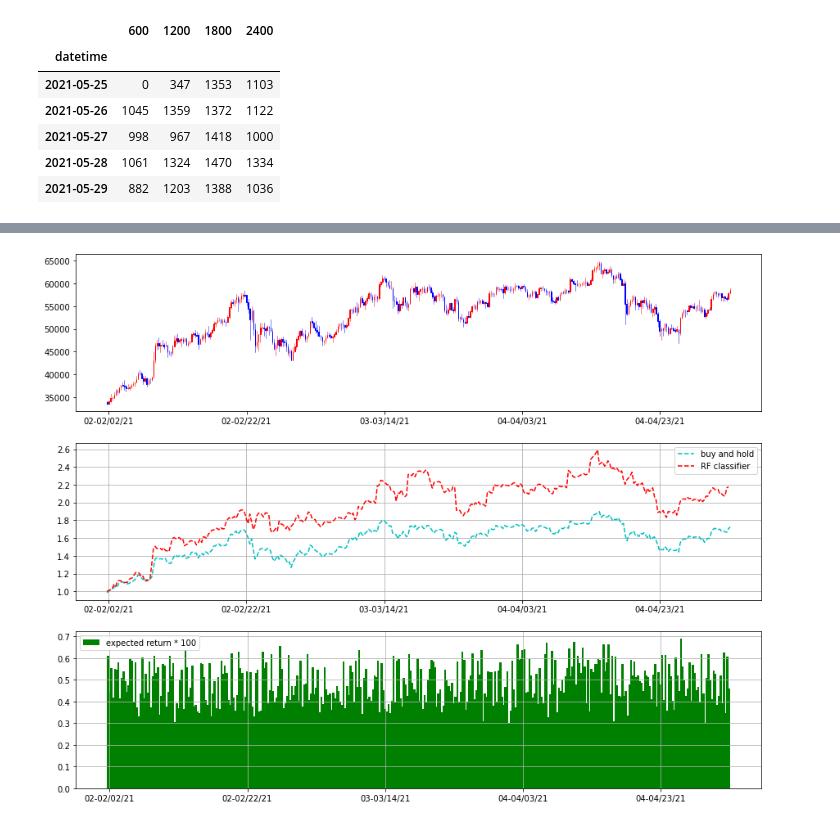
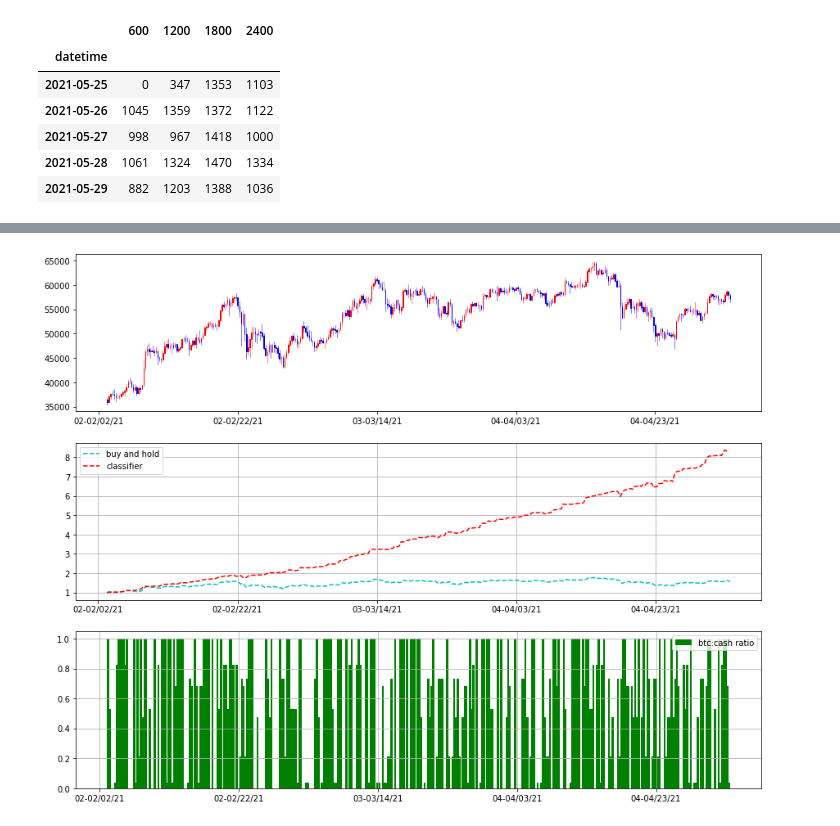
Before and after one commit to choij1589/YoungCha, a Jupyter notebook: clf_trading.ipynb, the cells around one changed output, grey strips where cells are left out. Drawn from its saved outputs; the diff is of its cells as text; code cells hidden in the pictures.

Commit message:
trade using classifier

```diff
--- a/clf_trading.ipynb
+++ b/clf_trading.ipynb
@@ -72,10 +73,10 @@ for idx in whales.index:
     pd_18to24 = pd.Timestamp(dates[0], dates[1], dates[2], 18, 0, 0)
 
     try:
-        sample.loc[pd_0to6, 'whales'] = whales.loc[idx, 'Amount(BTC)']
-        sample.loc[pd_6to12, 'whales'] = whales.loc[idx, 'Amount(BTC)']
-        sample.loc[pd_12to18, 'whales'] = whales.loc[idx, 'Amount(BTC)']
-        sample.loc[pd_18to24, 'whales'] = whales.loc[idx, 'Amount(BTC)']
+        sample.loc[pd_0to6, 'r_whales'] = whales.loc[idx, 'r_whales']
+        sample.loc[pd_6to12, 'r_whales'] = whales.loc[idx, 'r_whales']
+        sample.loc[pd_12to18, 'r_whales'] = whales.loc[idx, 'r_whales']
+        sample.loc[pd_18to24, 'r_whales'] = whales.loc[idx, 'r_whales']
     except:
         continue
 
@@ -191,20 +192,21 @@ Best pipeline: ExtraTreesClassifier(CombineDFs(input_matrix, Binarizer(input_mat
+# %%
+clf = TPOTClassifier(config_dict='TPOT NN', template='Selector-Transformer-PytorchLRClassifier',
+                     verbosity=2, population_size=10, generations=10)
+clf.fit(X_train, y_train)
+print(clf.score(X_test, y_test))
+clf.export('tpot_nn_pipeline.py')
 # %%
-from sklearn.ensemble import ExtraTreesClassifier
+from sklearn.ensemble import GradientBoostingClassifier
 from sklearn.model_selection import train_test_split
 from sklearn.pipeline import make_pipeline, make_union
-from sklearn.preprocessing import Binarizer
+from sklearn.tree import DecisionTreeClassifier
 from tpot.builtins import StackingEstimator
 from tpot.export_utils import set_param_recursive
-from sklearn.preprocessing import FunctionTransformer
-from copy import copy
 
-# Average CV score on the training set was: 0.5784246575342465
+# Average CV score on the training set was: 0.6239045383411581
 exported_pipeline = make_pipeline(
-    make_union(
-        FunctionTransformer(copy),
-        Binarizer(threshold=0.5)
-    ),
-    ExtraTreesClassifier(bootstrap=True, criterion="entropy", max_features=1.0, min_samples_leaf=17, min_samples_split=5, n_estimators=100)
+    StackingEstimator(estimator=GradientBoostingClassifier(learning_rate=0.001, max_depth=7, max_features=0.2, min_samples_leaf=5, min_samples_split=19, n_estimators=100, subsample=0.7000000000000001)),
+    DecisionTreeClassifier(criterion="entropy", max_depth=9, min_samples_leaf=17, min_samples_split=15)
 )
 # Fix random state for all the steps in exported pipeline
 set_param_recursive(exported_pipeline.steps, 'random_state', 42)
@@ -252,11 +258,12 @@ for idx in train_book.index:
         continue
     weight = train_book.loc[idx, 'weight']
 
-
-    if train_book.loc[idx, 'momentum'] > 0.:
-        weight *= 3
-    else:
-        weight = -3 * (1. - weight)
+    #if train_book.loc[idx, 'momentum'] > 0.:
+    #    weight *= 3
+    #elif train_book.loc[idx, 'momentum'] < 0.:
+    #    weight = -3 * (1 - weight)
+    #else:
+    #    weight = 0.
 
     train_book.loc[idx, 'rtn'] = weight * (train_book.shift(-1).loc[idx, 'close'] / train_book.loc[idx, 'close'] - 1.)
 
@@ -354,27 +364,27 @@ Sharpe: 370.71%
 # %%
 # let's see how the data looks like
 ohlc = train_sample[['number', 'open', 'high', 'low', 'close']].copy()
 
 plt.figure(figsize=(15, 12))
 p1 = plt.subplot(3, 1, 1)
 candlestick_ohlc(p1, ohlc.values, width=0.06, colorup='red', colordown='blue')
 p1.xaxis.set_major_formatter(mdates.DateFormatter('%m-%D'))
 
 p2 = plt.subplot(3, 1, 2)
 p2.xaxis.set_major_formatter(mdates.DateFormatter('%m-%D'))
 plt.plot(train_sample.number, train_sample.acc_rtn, 'c--', label="buy and hold")
-plt.plot(train_book.number, train_book.acc_rtn, 'r--', label='RF classifier')
+plt.plot(train_book.number, train_book.acc_rtn, 'r--', label='classifier')
 plt.legend(loc='best')
 plt.grid(True)
 
 p3 = plt.subplot(3, 1, 3)
 p3.xaxis.set_major_formatter(mdates.DateFormatter('%m-%D'))
-plt.bar(train_book.number, train_book.weight, color='g', width=0.3, label="expected return * 100")
+plt.bar(train_book.number, train_book.weight, color='g', width=0.3, label="btc:cash ratio")
 plt.legend(loc='best')
 plt.grid(True)
 plt.show()
 # %% [output]
-[figure, old version]
+[figure, new version]
 # %%
 # evaluate
 CAGR = test_sample['acc_rtn'].iloc[-1]**(365*4/len(test_sample.index)) - 1.
```
Also changed, not shown: parts of 11 cells of this notebook, 4 other files.
